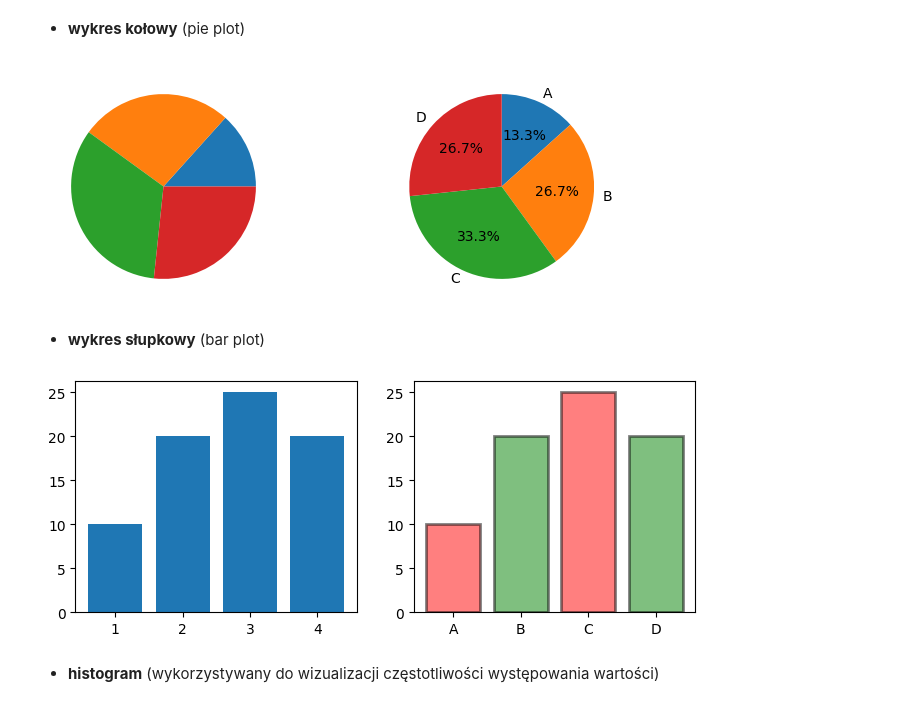
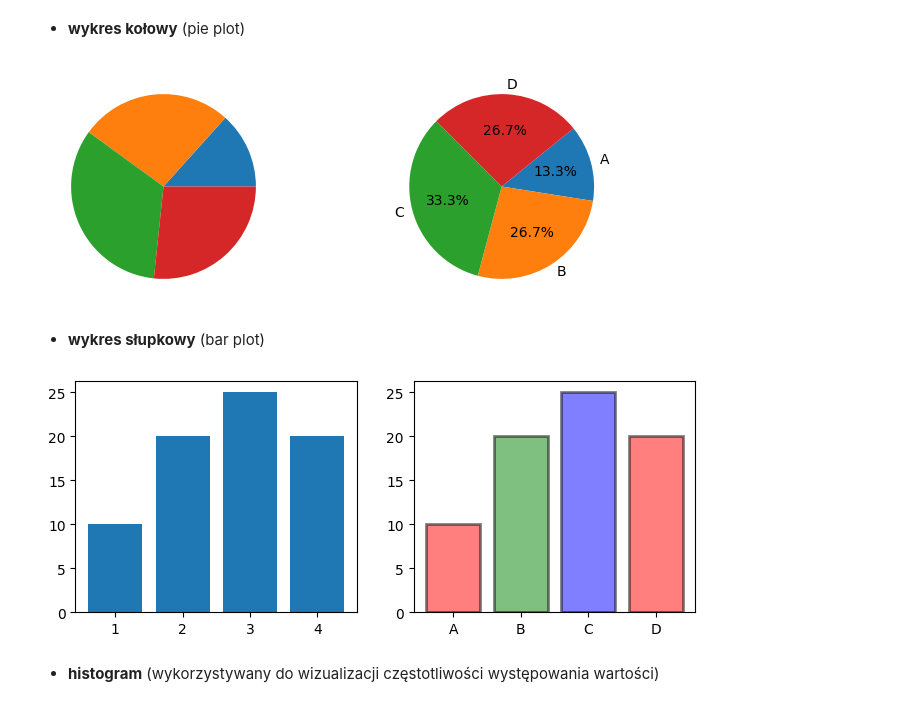
Before and after one commit to chox7/Kurs-programowania-w-Pythonie, a Jupyter notebook: notatki/9-wizualizacja/Zajecia9-wizualizacja.ipynb, the cells around one changed output. Cells and saved outputs as stored; diff of their text form; code cells hidden in the pictures.

```diff
--- a/notatki/9-wizualizacja/Zajecia9-wizualizacja.ipynb
+++ b/notatki/9-wizualizacja/Zajecia9-wizualizacja.ipynb
@@ -92,20 +92,20 @@ plt.show()
 # %%
 plt.figure(figsize=(8,3))
 
 # Panel lewy
 plt.subplot(1, 2, 1)
 # Narysuj wykres kołowy
 plt.pie(y)
 
 # Panel prawy
 plt.subplot(1, 2, 2)
 # Narusyje ten sam wykres z etykietami i udziałem oraz zmianą kierunku i lokalizacji elementów wykresu
 labels = ['A','B','C','D']
-plt.pie(y, labels=labels, autopct='%.1f%%', startangle=90, counterclock=False)
+plt.pie(y, labels=labels, autopct='%.1f%%', startangle=39, counterclock=False)
 
 plt.show()
 # %% [output]
-[figure, old version]
+[figure, new version]
 # %% [markdown]
 - **wykres słupkowy** (bar plot)
 # %%
@@ -119,11 +119,11 @@ plt.bar(x, y)
 # Panel prawy
 plt.subplot(1, 2, 2)
 # Narysuj ten sam wykres dodając etykiety, zmieniając kolory i dodając grube krawędzie
-plt.bar(x, y, tick_label=labels, color=['red','green'], edgecolor='black', alpha=0.5, linewidth=2)
+plt.bar(x, y, tick_label=labels, color=['red','green', 'blue'], edgecolor='black', alpha=0.5, linewidth=2)
 
 plt.show()
 # %% [output]
-[figure, old version]
+[figure, new version]
 # %% [markdown]
 - **histogram** (wykorzystywany do wizualizacji częstotliwości występowania wartości)
 # %%
```
Also changed, not shown: parts of 12 cells of this notebook, 2 other files.
